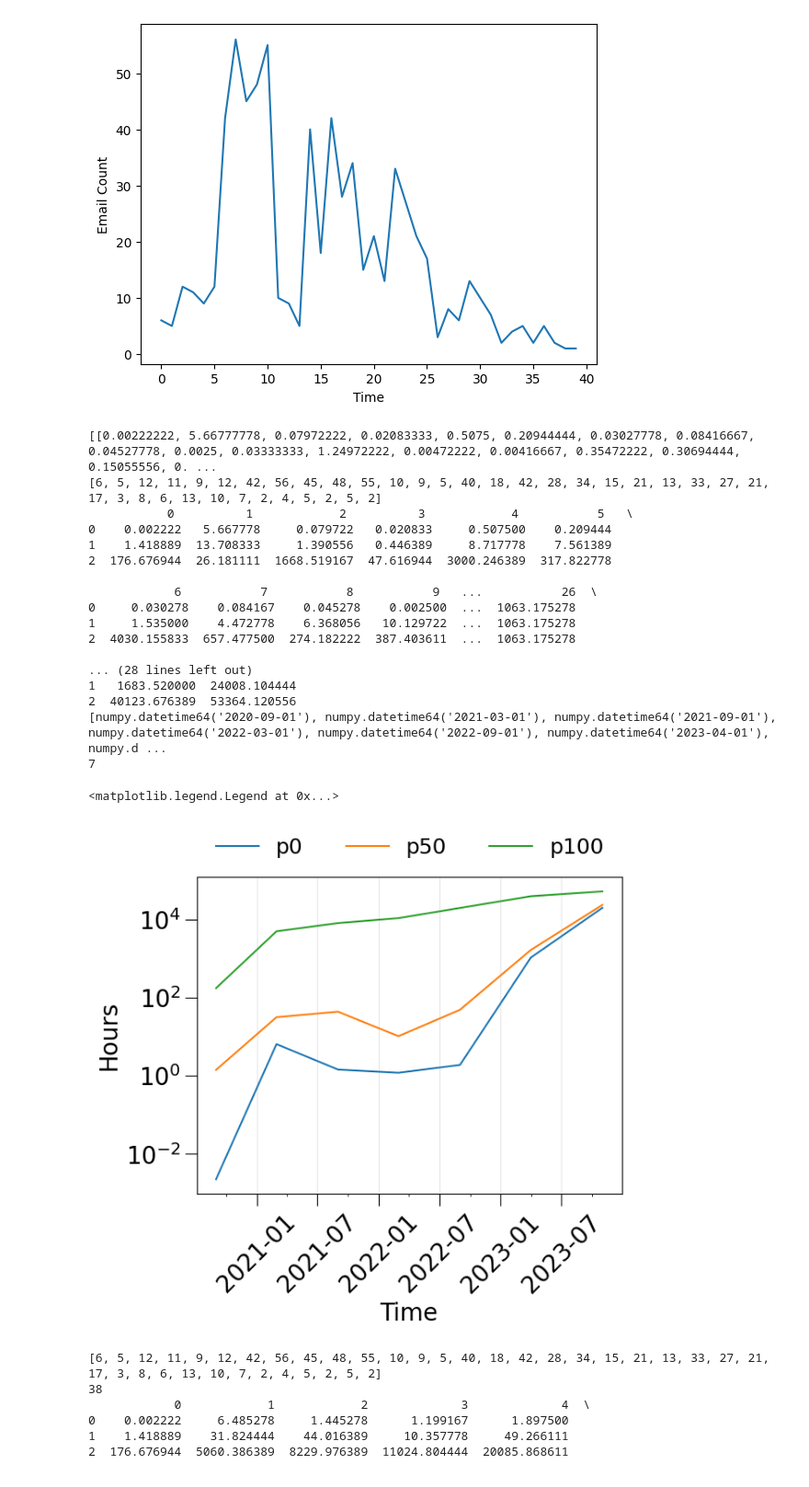
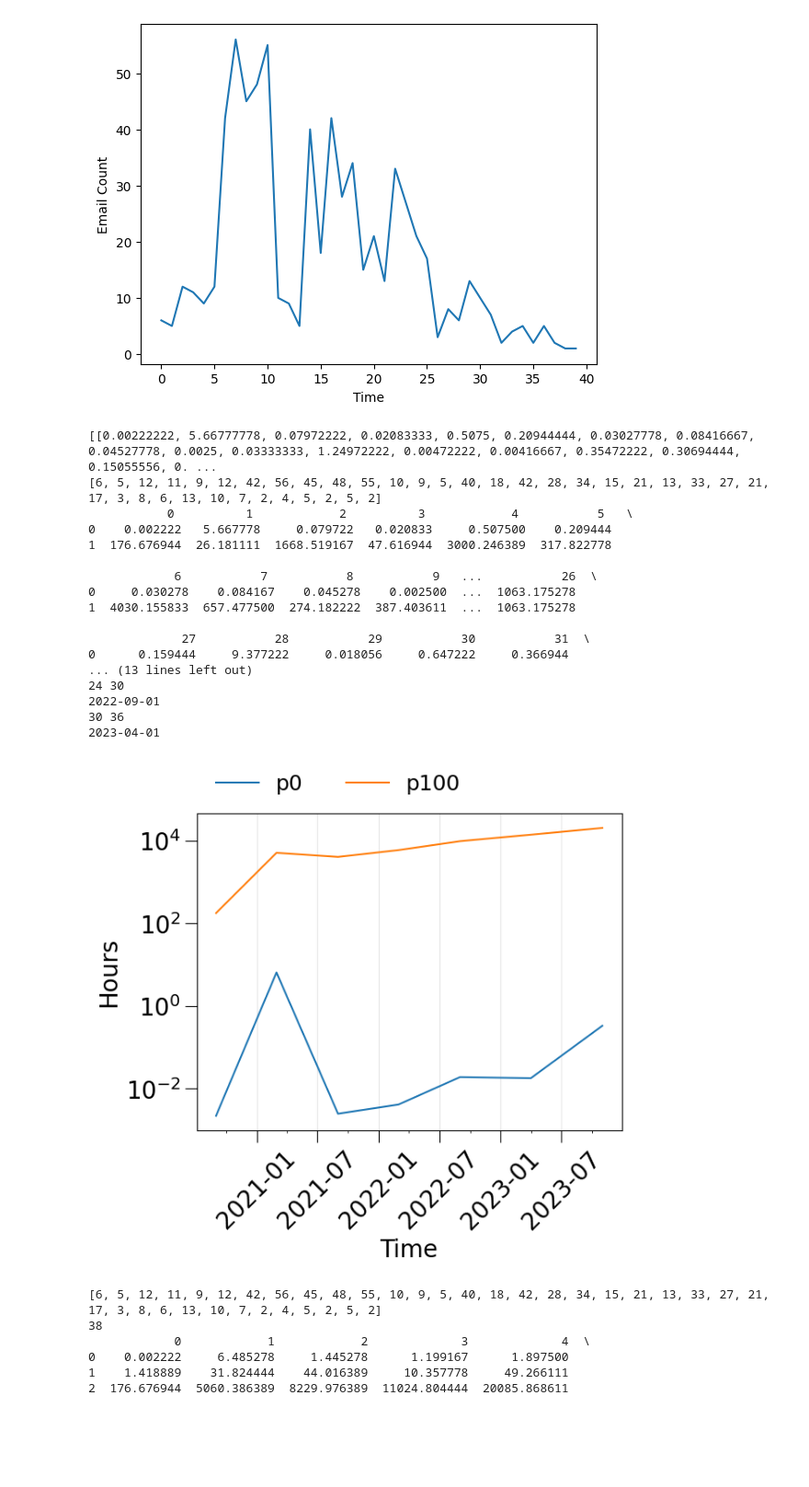
Before and after one commit to Richardhongyu/rfl_empirical_tools, a Jupyter notebook: figures_ppt/figure5 copy.ipynb, the cells around one changed output. Shown: that part at 92% size. Saved outputs shown, nothing was run; the diff lists cells and outputs as text; code cells hidden in the pictures; blank space fills up the shorter version.

```diff
--- a/figures_ppt/figure5 copy.ipynb
+++ b/figures_ppt/figure5 copy.ipynb
@@ -1015,12 +1015,12 @@ label_conf = dict(size=20)
 a = json.loads(jsonfile)
 with open(json_file_1, 'r') as file:
     b = json.load(file)
-num = [[],[],[]]
+num = [[],[]]
 pr_number = []
 time = []
-labels = [f'p{50*j}' for j in range(3)]
+labels = [f'p{100*j}' for j in range(2)]
 for i in a["data"]:
-    for j in range(3):
+    for j in range(2):
         num[j].append(i[labels[j]])
     time.append(np.datetime64(i["event_month"]))
 for j in b["data"]:
@@ -1053,53 +1053,52 @@ for i in range(2,7):
     print(time[6+6*(i-2)])
     cur_df = num_df.iloc[:,6+6*(i-2):6+6*(i-2) + 6]
     min = cur_df.iloc[0].min()
-    max = cur_df.iloc[2].max()
-    avg =
-    s = num_df.iloc[:,6+6*(i-2):6+6*(i-2) + 6]
-    new_num_df[i] = num_df.iloc[:,6+6*(i-2):6+6*(i-2) + 6].sum(axis=1)
+    max = cur_df.iloc[1].max()
+    s = pd.Series([min,max])
+    new_num_df[i] = s
 
 # print(num.cumsum(axis=1))
 
 x = [i for i in range(len(num))]
 # y = [i for i in range(len(time))]
 # plt.plot(x[:25], num[:25])
 # plt.plot(x, num)
 fig, ax = plt.subplots(dpi=100)
 plt.yscale("log")
-for i in range(3):
+for i in range(2):
     # ax.plot(time_pretty, data[i].values(), label=labels[i])
     # ax.plot(time, num_df.loc[i], label=labels[i])
     ax.plot(new_time, new_num_df.iloc[i], label=labels[i])
 ax.xaxis.set_major_formatter(mdates.DateFormatter('%Y-%m'))
 ax.xaxis.set_major_locator(mdates.MonthLocator(interval=6))
 ax.xaxis.set_minor_locator(mdates.MonthLocator(interval=3))
 ax.tick_params(labelsize=20, size=10)
 ax.tick_params(axis='x', rotation=45)
 ax.set_xlabel("Time", **label_conf)
 ax.set_ylabel("Hours", **label_conf)
 ax.grid(axis='x', alpha=0.3)
 ax.legend(ncol=3, frameon=False, bbox_to_anchor=(0,1), loc='lower left',fontsize=18)
+fig.savefig('figure5_cpoy.pdf', bbox_inches='tight')
 # plt.imshow()
 # %% [output]
 [[0.00222222, 5.66777778, 0.07972222, 0.02083333, 0.5075, 0.20944444, 0.03027778, 0.08416667, 0.04527778, 0.0025, 0.03333333, 1.24972222, 0.00472222, 0.00416667, 0.35472222, 0.30694444, 0.15055556, 0. ...
 [6, 5, 12, 11, 9, 12, 42, 56, 45, 48, 55, 10, 9, 5, 40, 18, 42, 28, 34, 15, 21, 13, 33, 27, 21, 17, 3, 8, 6, 13, 10, 7, 2, 4, 5, 2, 5, 2]
            0          1            2          3            4           5   \
 0    0.002222   5.667778     0.079722   0.020833     0.507500    0.209444
-1    1.418889  13.708333     1.390556   0.446389     8.717778    7.561389
-2  176.676944  26.181111  1668.519167  47.616944  3000.246389  317.822778
+1  176.676944  26.181111  1668.519167  47.616944  3000.246389  317.822778
 
             6           7           8           9   ...           26  \
 0     0.030278    0.084167    0.045278    0.002500  ...  1063.175278
-1     1.535000    4.472778    6.368056   10.129722  ...  1063.175278
-2  4030.155833  657.477500  274.182222  387.403611  ...  1063.175278
+1  4030.155833  657.477500  274.182222  387.403611  ...  1063.175278
 
-... (28 lines left out)
-1   1683.520000  24008.104444
-2  40123.676389  53364.120556
-[numpy.datetime64('2020-09-01'), numpy.datetime64('2021-03-01'), numpy.datetime64('2021-09-01'), numpy.datetime64('2022-03-01'), numpy.datetime64('2022-09-01'), numpy.datetime64('2023-04-01'), numpy.d ...
-7
+             27           28           29           30           31  \
+0      0.159444     9.377222     0.018056     0.647222     0.366944
+... (13 lines left out)
+24 30
+2022-09-01
+30 36
+2023-04-01
-<matplotlib.legend.Legend at 0x...>
-[figure, old version]
+[figure, new version]
 # %%
 print(pr_number)
 print(len(pr_number))
```
Also changed, not shown: 5 other files.
